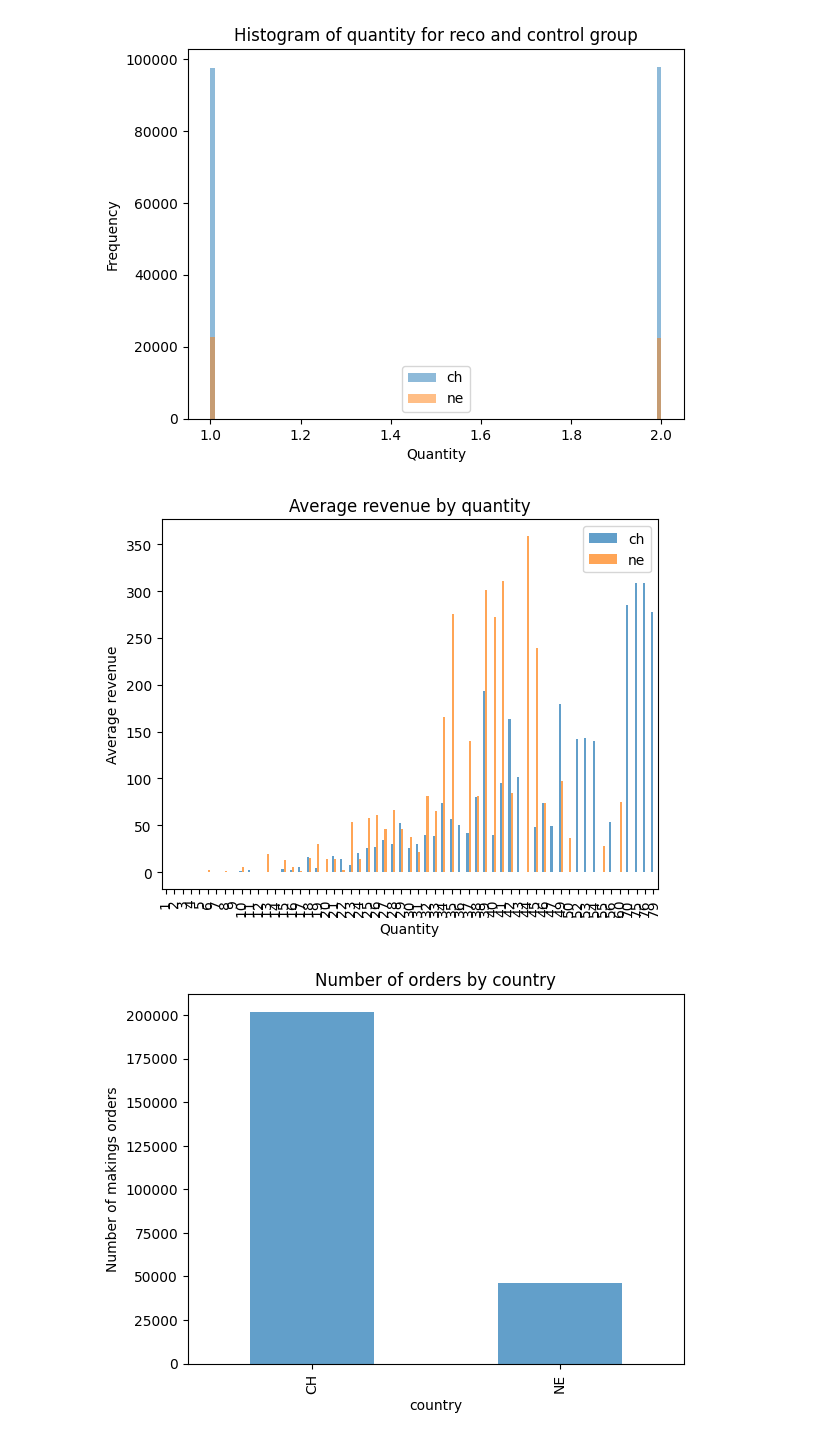
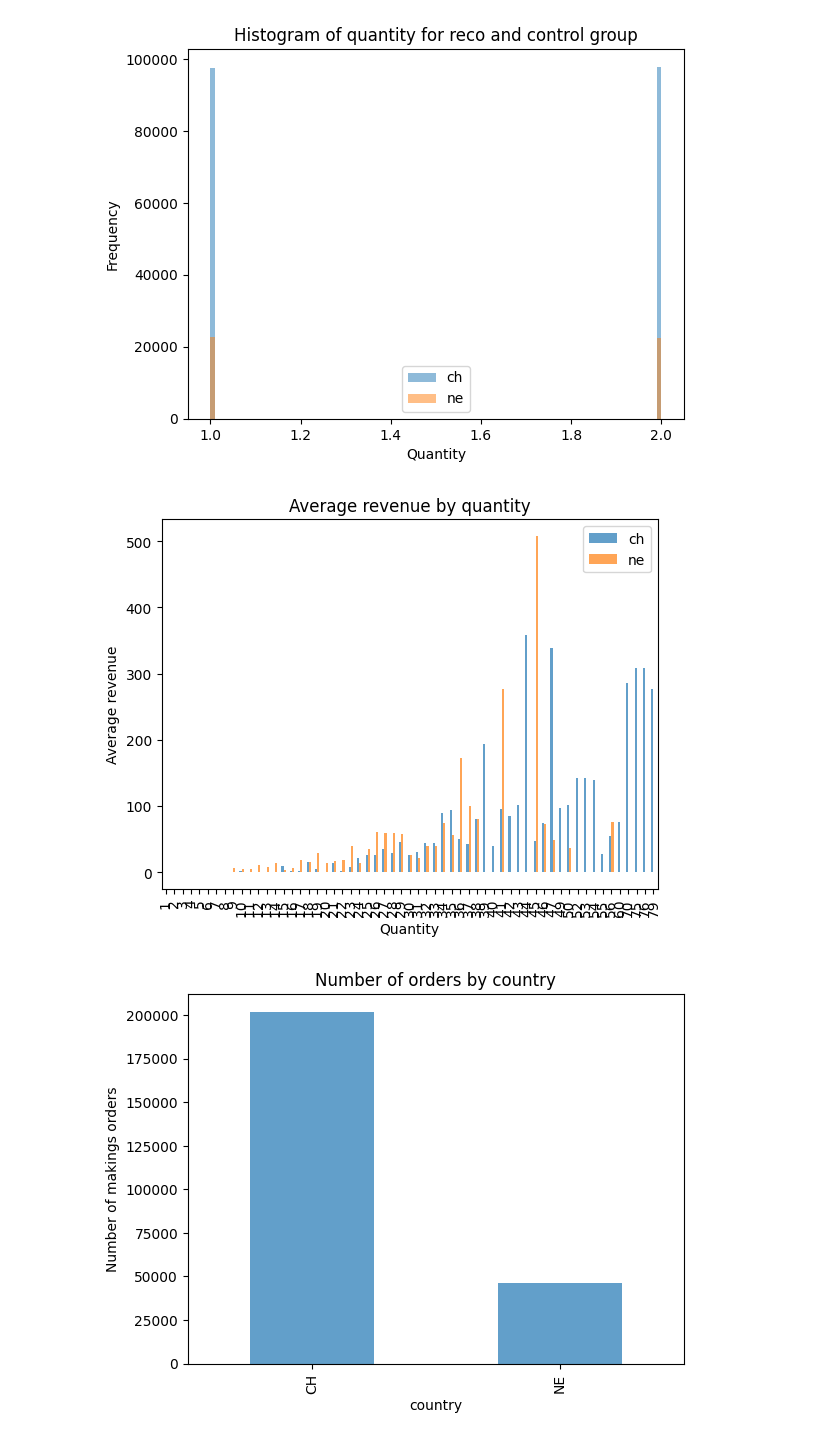
Before and after one commit to KlaraMartinaskova/notino, a Jupyter notebook: development_file.ipynb, the cells around one changed output. Cells and saved outputs as stored; diff of their text form; code cells hidden in the pictures.

```diff
--- a/development_file.ipynb
+++ b/development_file.ipynb
@@ -884,16 +884,16 @@ plt.show()
 # %% [output]
 [figure]
 # %%
-grouped_data = df_join_without_outliers.groupby(['quantity', 'country_y'])['revenue'].min().unstack()
+grouped_data = df_join_without_outliers.groupby(['quantity', 'country_y'])['revenue'].max().unstack()
 
 ax = grouped_data.plot(kind='bar', alpha=0.7)
 ax.set_title('Average revenue by quantity')
 ax.set_ylabel('Average revenue')
 ax.set_xlabel('Quantity')
 ax.legend(["ch","ne"])
 plt.show()
 # %% [output]
-[figure, old version]
+[figure, new version]
 # %%
 grouped_data_by_country = df_join_without_outliers.groupby(['country_y'])['quantity'].count()
 
```
Also changed, not shown: parts of 2 cells of this notebook.
